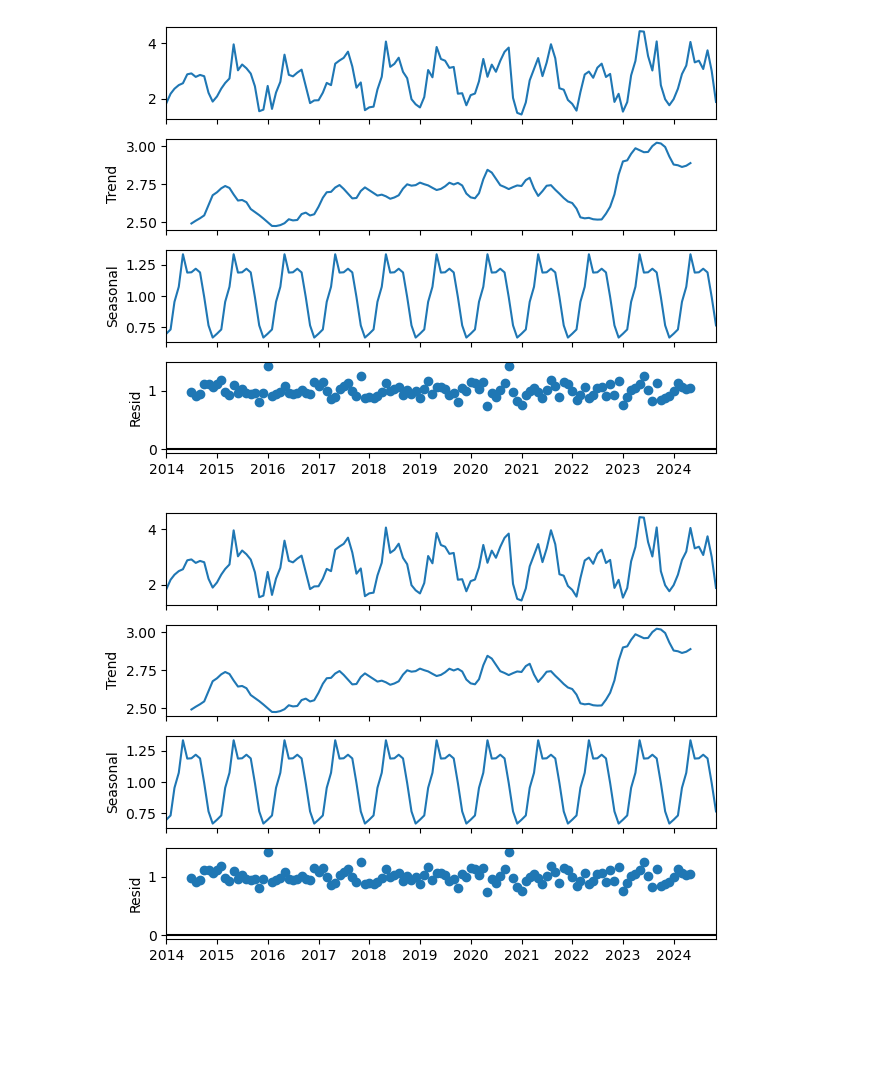
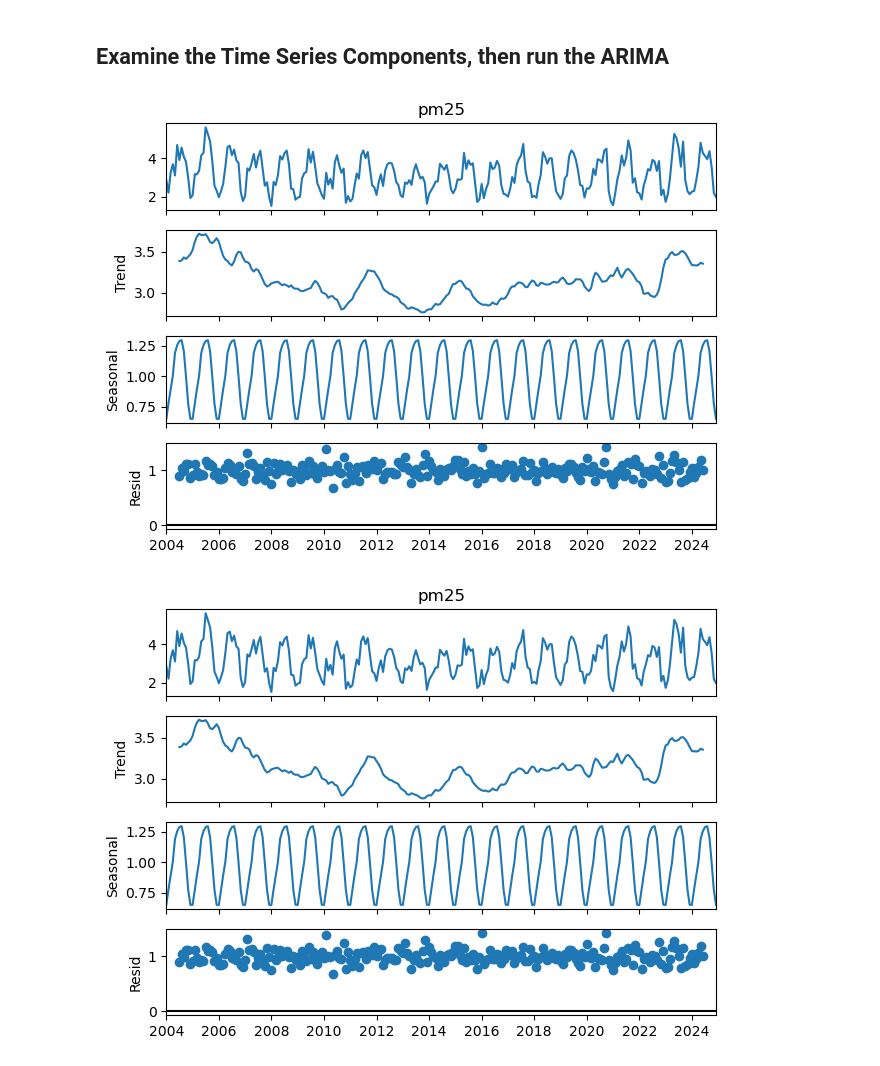
Before and after one commit to 8t88/Air-Quality, a Jupyter notebook: AQ Time Series.ipynb, the cells around one changed output. Drawn from its saved outputs; the diff is of its cells as text; code cells hidden in the pictures; blank space fills up the shorter version.

Commit message:
updating notebooks with latest data and models

```diff
--- a/AQ Time Series.ipynb
+++ b/AQ Time Series.ipynb
@@ -23,18 +13,24 @@ Requirement already satisfied: six>=1.5 in /Users/ben/anaconda3/envs/soundprojec
+# %% [markdown]
+## Examine the Time Series Components, then run the ARIMA
 # %%
 #time series analysis of air quality throughout year
-#arima model, predict next values
 from statsmodels.tsa.arima.model import ARIMA
 from statsmodels.tsa.seasonal import seasonal_decompose
 from pandas.plotting import autocorrelation_plot
-data = aq_monthly_df['pm25'].groupby('time.date').mean().to_pandas().asfreq('MS')
+from statsmodels.tsa.statespace.sarimax import SARIMAX
+from pmdarima import auto_arima
+
+#data = aq_monthly_df['pm25'].groupby('time.date').mean().to_dataframe().reset_index() convert to pandas dataframe
+data = aq_monthly_df['pm25'].groupby('time.date').mean().to_pandas().asfreq('MS') #convert to pandas series
+arima_data = data['2004-01-01':'2024-12-01']
 # ETS Decomposition
-sd = seasonal_decompose(data,model ='multiplicative')
+sd = seasonal_decompose(arima_data,model ='multiplicative')
 
 # ETS plot
-sd.plot()
+sd.plot() #uncomment if not using jupyter inline visualization
 # %% [output]
-[figure, old version]
+[figure, new version]
-[figure, old version]
+[figure, new version]
 # %%
 from statsmodels.graphics.tsaplots import plot_acf, plot_pacf
 
```
Also changed, not shown: parts of 15 cells of this notebook, 2 other files.
